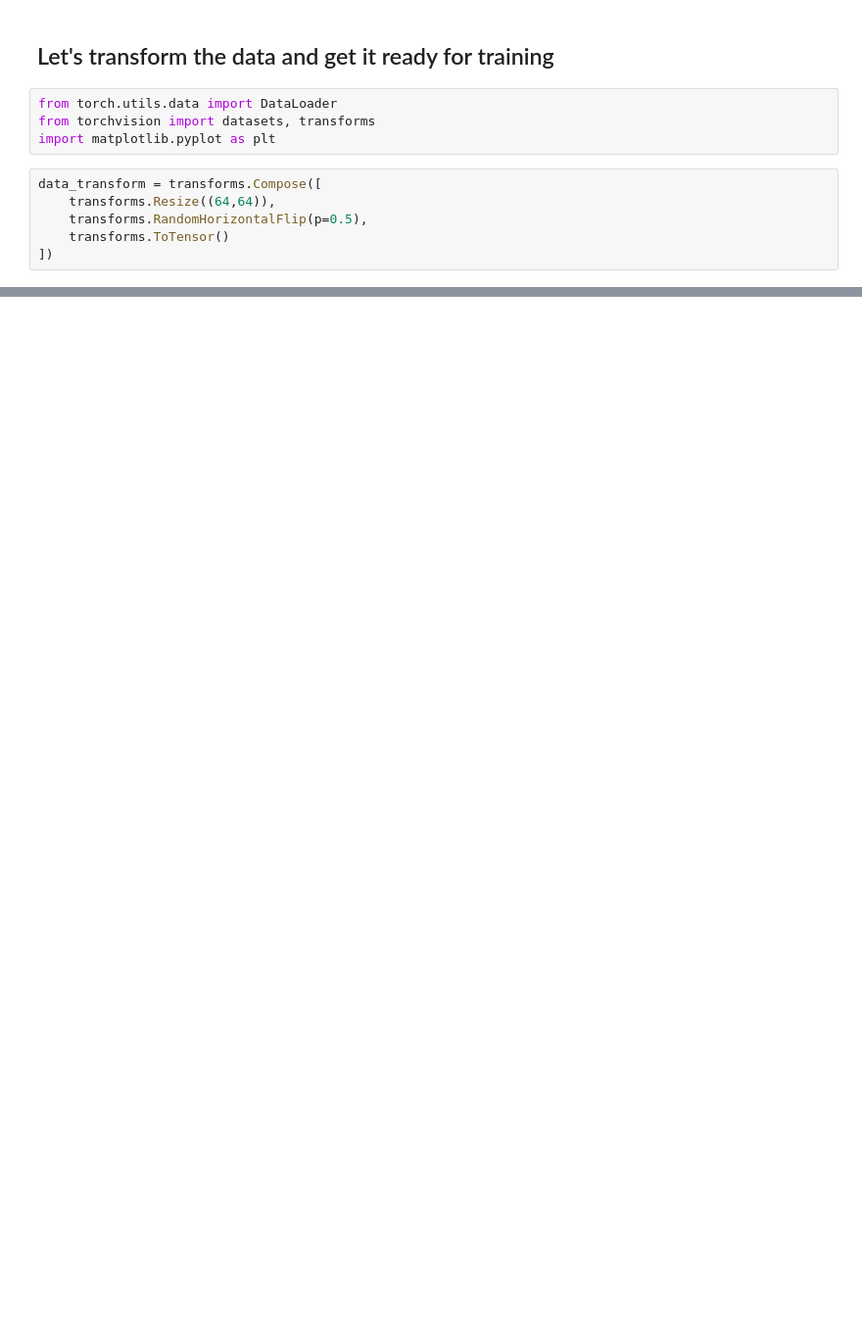
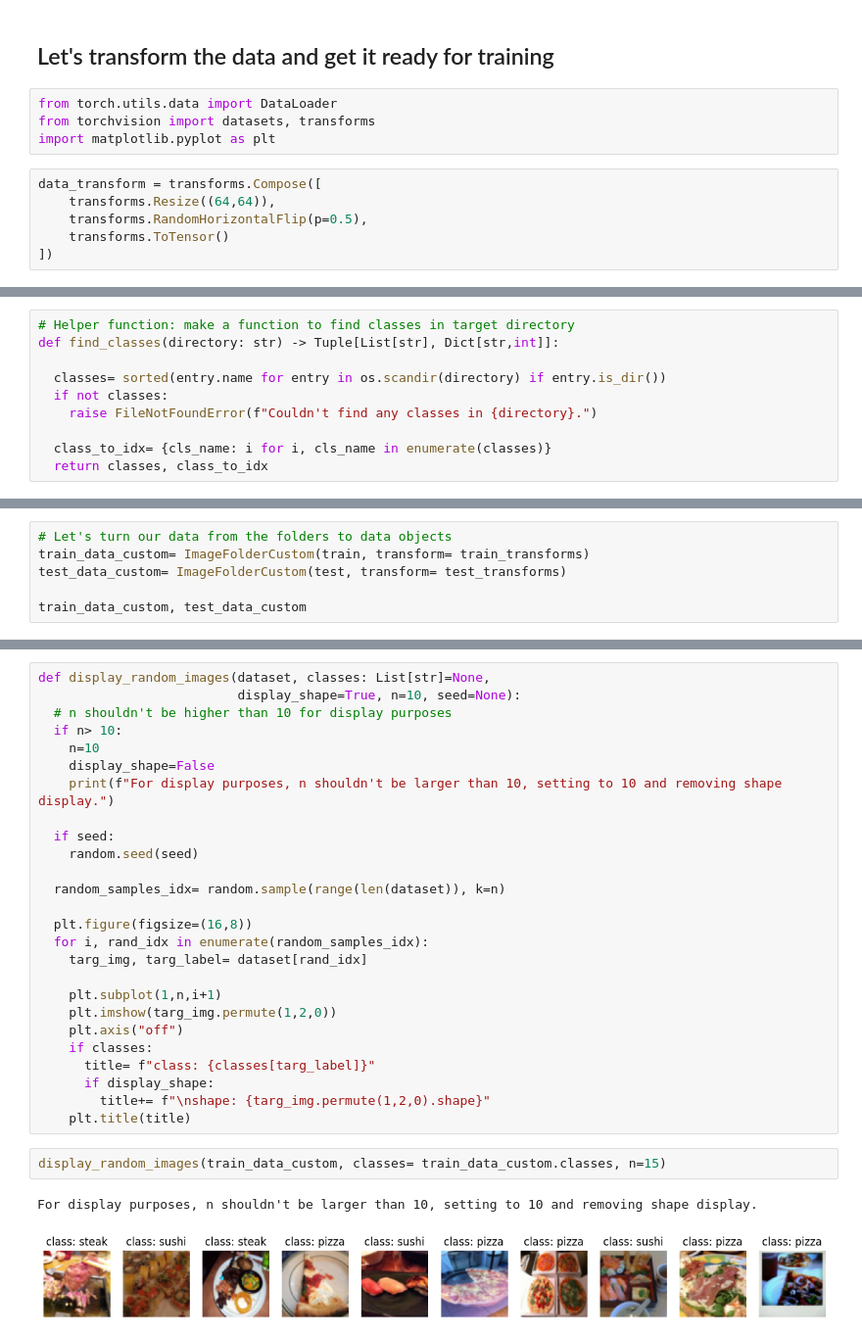
Before and after one commit to Fares-pr0g/ML-journey-ep-2-Experimenting-with-NN-s-in-PyTorch, a Jupyter notebook: Learning_PyTorch_04.ipynb, the cells around one changed output, grey strips where cells are left out. Shown at 98% size. Saved outputs shown, nothing was run; the diff lists cells and outputs as text; blank space fills up the shorter version.

```diff
--- a/Learning_PyTorch_04.ipynb
+++ b/Learning_PyTorch_04.ipynb
@@ -119,0 +191,10 @@ plot_transformed_images(image_path_list, data_transform)
+# %%
+# Helper function: make a function to find classes in target directory
+def find_classes(directory: str) -> Tuple[List[str], Dict[str,int]]:
+
+  classes= sorted(entry.name for entry in os.scandir(directory) if entry.is_dir())
+  if not classes:
+    raise FileNotFoundError(f"Couldn't find any classes in {directory}.")
+
+  class_to_idx= {cls_name: i for i, cls_name in enumerate(classes)}
+  return classes, class_to_idx
@@ -119,0 +257,6 @@ plot_transformed_images(image_path_list, data_transform)
+# %%
+# Let's turn our data from the folders to data objects
+train_data_custom= ImageFolderCustom(train, transform= train_transforms)
+test_data_custom= ImageFolderCustom(test, transform= test_transforms)
+
+train_data_custom, test_data_custom
@@ -119,0 +274,31 @@ plot_transformed_images(image_path_list, data_transform)
+# %%
+def display_random_images(dataset, classes: List[str]=None,
+                          display_shape=True, n=10, seed=None):
+  # n shouldn't be higher than 10 for display purposes
+  if n> 10:
+    n=10
+    display_shape=False
+    print(f"For display purposes, n shouldn't be larger than 10, setting to 10 and removing shape display.")
+
+  if seed:
+    random.seed(seed)
+
+  random_samples_idx= random.sample(range(len(dataset)), k=n)
+
+  plt.figure(figsize=(16,8))
+  for i, rand_idx in enumerate(random_samples_idx):
+    targ_img, targ_label= dataset[rand_idx]
+
+    plt.subplot(1,n,i+1)
+    plt.imshow(targ_img.permute(1,2,0))
+    plt.axis("off")
+    if classes:
+      title= f"class: {classes[targ_label]}"
+      if display_shape:
+        title+= f"\nshape: {targ_img.permute(1,2,0).shape}"
+    plt.title(title)
+# %%
+display_random_images(train_data_custom, classes= train_data_custom.classes, n=15)
+# %% [output]
+For display purposes, n shouldn't be larger than 10, setting to 10 and removing shape display.
+[figure, added]
```
Also changed, not shown: parts of 22 cells of this notebook.
